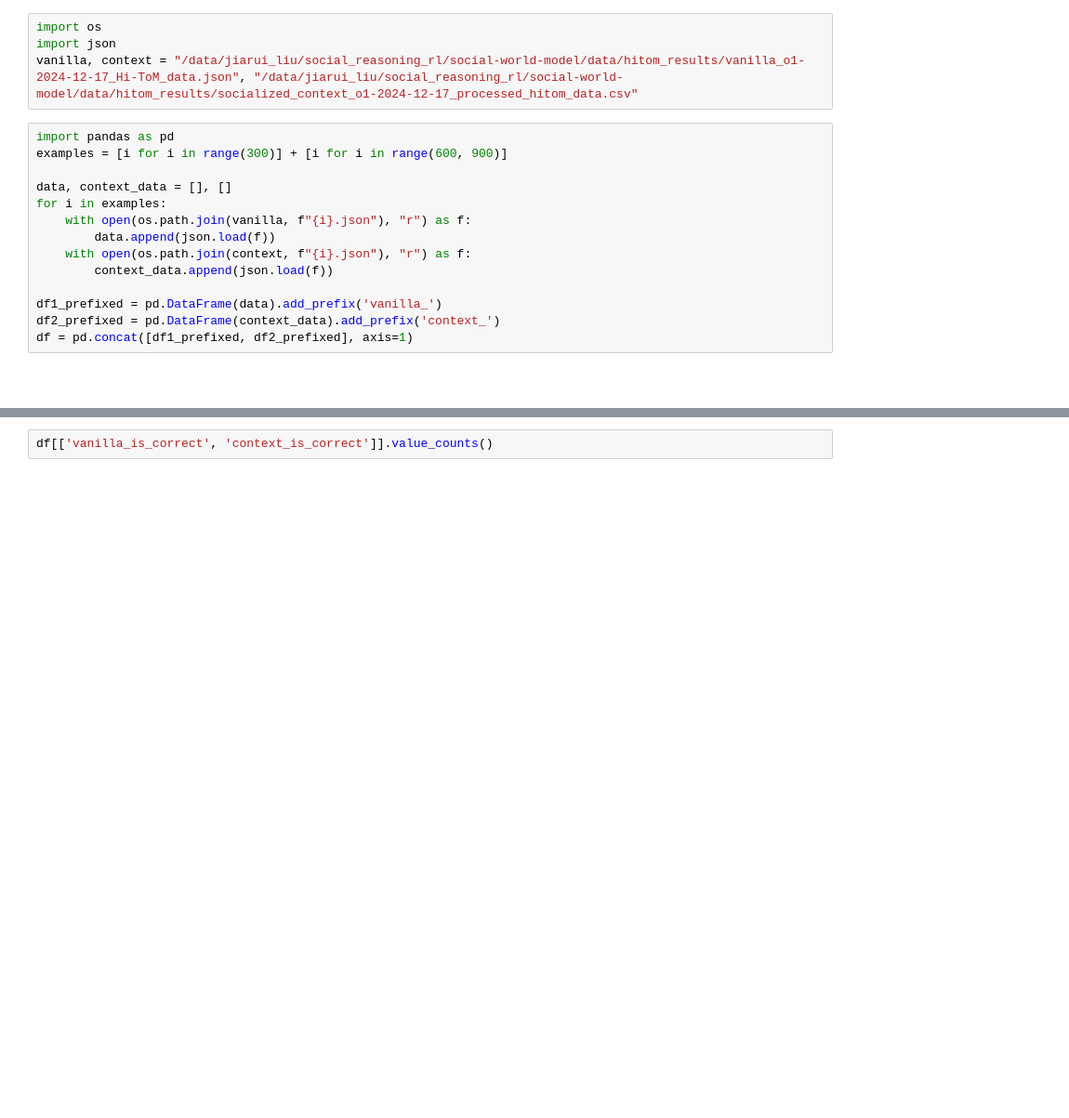
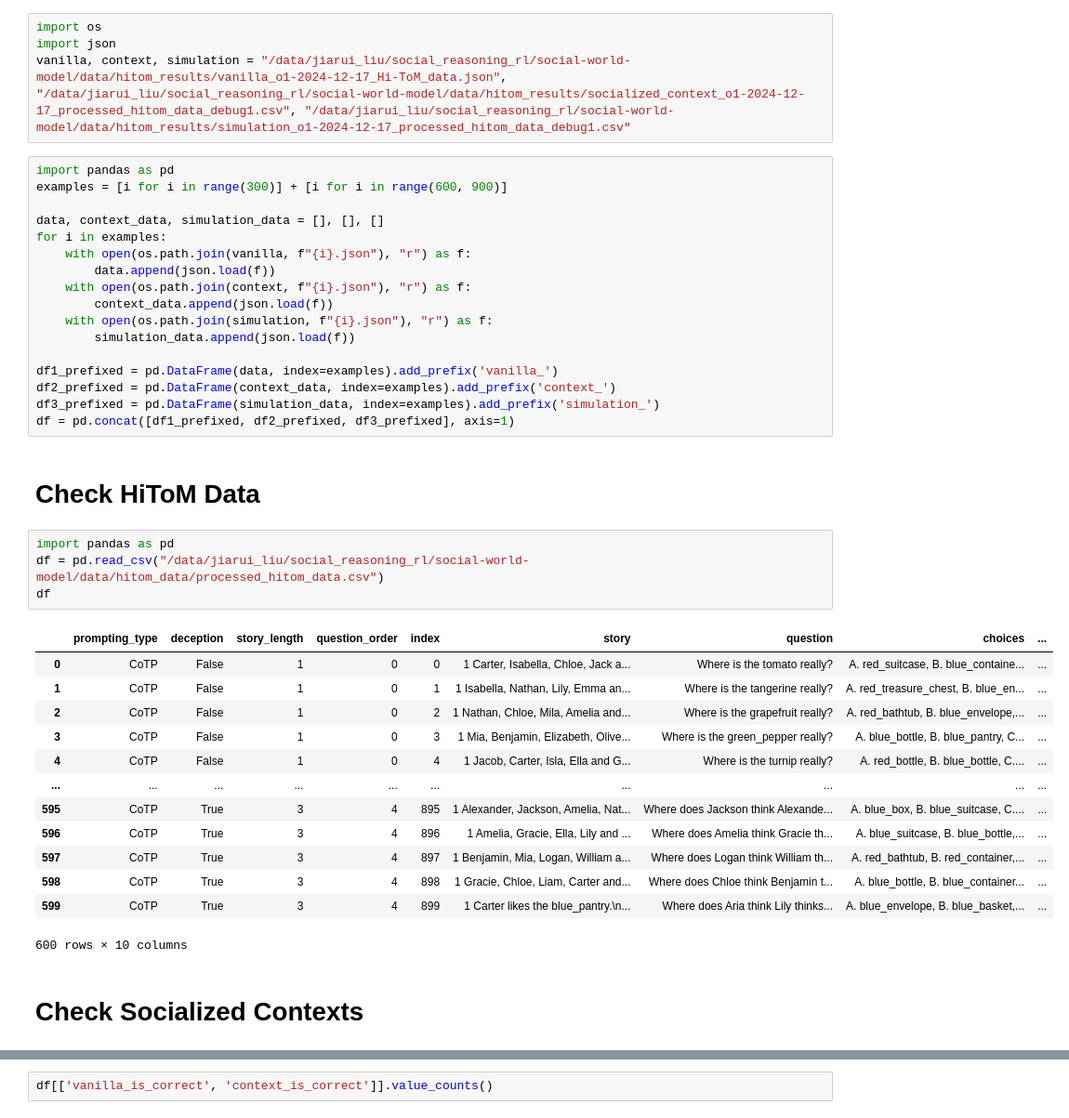
Before and after one commit to XuhuiZhou/social-world-model, a Jupyter notebook: eval_hitom.ipynb, the cells around one changed output, grey strips where cells are left out. Shown at 93% size. Saved outputs shown, nothing was run; the diff lists cells and outputs as text; blank space fills up the shorter version.

Commit message:
update hitom code

```diff
--- a/eval_hitom.ipynb
+++ b/eval_hitom.ipynb
@@ -1,20 +1,43 @@
 # %%
 import os
 import json
-vanilla, context = "/data/jiarui_liu/social_reasoning_rl/social-world-model/data/hitom_results/vanilla_o1-2024-12-17_Hi-ToM_data.json", "/data/jiarui_liu/social_reasoning_rl/social-world-model/data/hitom_results/socialized_context_o1-2024-12-17_processed_hitom_data.csv"
+vanilla, context, simulation = "/data/jiarui_liu/social_reasoning_rl/social-world-model/data/hitom_results/vanilla_o1-2024-12-17_Hi-ToM_data.json", "/data/jiarui_liu/social_reasoning_rl/social-world-model/data/hitom_results/socialized_context_o1-2024-12-17_processed_hitom_data_debug1.csv", "/data/jiarui_liu/social_reasoning_rl/social-world-model/data/hitom_results/simulation_o1-2024-12-17_processed_hitom_data_debug1.csv"
 # %%
 import pandas as pd
 examples = [i for i in range(300)] + [i for i in range(600, 900)]
 
-data, context_data = [], []
+data, context_data, simulation_data = [], [], []
 for i in examples:
     with open(os.path.join(vanilla, f"{i}.json"), "r") as f:
         data.append(json.load(f))
     with open(os.path.join(context, f"{i}.json"), "r") as f:
         context_data.append(json.load(f))
+    with open(os.path.join(simulation, f"{i}.json"), "r") as f:
+        simulation_data.append(json.load(f))
 
-df1_prefixed = pd.DataFrame(data).add_prefix('vanilla_')
-df2_prefixed = pd.DataFrame(context_data).add_prefix('context_')
-df = pd.concat([df1_prefixed, df2_prefixed], axis=1)
+df1_prefixed = pd.DataFrame(data, index=examples).add_prefix('vanilla_')
+df2_prefixed = pd.DataFrame(context_data, index=examples).add_prefix('context_')
+df3_prefixed = pd.DataFrame(simulation_data, index=examples).add_prefix('simulation_')
+df = pd.concat([df1_prefixed, df2_prefixed, df3_prefixed], axis=1)
-# %% [markdown]
-#
+# %% [markdown]
+# Check HiToM Data
+# %%
+import pandas as pd
+df = pd.read_csv("/data/jiarui_liu/social_reasoning_rl/social-world-model/data/hitom_data/processed_hitom_data.csv")
+df
+# %% [output]
+|  | prompting_type | deception | story_length | question_order | index | story | question | choices | ... |
+| 0 | CoTP | False | 1 | 0 | 0 | 1 Carter, Isabella, Chloe, Jack a... | Where is the tomato really? | A. red_suitcase, B. blue_containe... | ... |
+| 1 | CoTP | False | 1 | 0 | 1 | 1 Isabella, Nathan, Lily, Emma an... | Where is the tangerine really? | A. red_treasure_chest, B. blue_en... | ... |
+| 2 | CoTP | False | 1 | 0 | 2 | 1 Nathan, Chloe, Mila, Amelia and... | Where is the grapefruit really? | A. red_bathtub, B. blue_envelope,... | ... |
+| 3 | CoTP | False | 1 | 0 | 3 | 1 Mia, Benjamin, Elizabeth, Olive... | Where is the green_pepper really? | A. blue_bottle, B. blue_pantry, C... | ... |
+| 4 | CoTP | False | 1 | 0 | 4 | 1 Jacob, Carter, Isla, Ella and G... | Where is the turnip really? | A. red_bottle, B. blue_bottle, C.... | ... |
+| ... | ... | ... | ... | ... | ... | ... | ... | ... | ... |
+| 595 | CoTP | True | 3 | 4 | 895 | 1 Alexander, Jackson, Amelia, Nat... | Where does Jackson think Alexande... | A. blue_box, B. blue_suitcase, C.... | ... |
+| 596 | CoTP | True | 3 | 4 | 896 | 1 Amelia, Gracie, Ella, Lily and ... | Where does Amelia think Gracie th... | A. blue_suitcase, B. blue_bottle,... | ... |
+| 597 | CoTP | True | 3 | 4 | 897 | 1 Benjamin, Mia, Logan, William a... | Where does Logan think William th... | A. red_bathtub, B. red_container,... | ... |
+| 598 | CoTP | True | 3 | 4 | 898 | 1 Gracie, Chloe, Liam, Carter and... | Where does Chloe think Benjamin t... | A. blue_bottle, B. blue_container... | ... |
+| 599 | CoTP | True | 3 | 4 | 899 | 1 Carter likes the blue_pantry.\n... | Where does Aria think Lily thinks... | A. blue_envelope, B. blue_basket,... | ... |
+600 rows × 10 columns
+# %% [markdown]
+# Check Socialized Contexts
```
Also changed, not shown: parts of 23 cells of this notebook, 4 other files.
